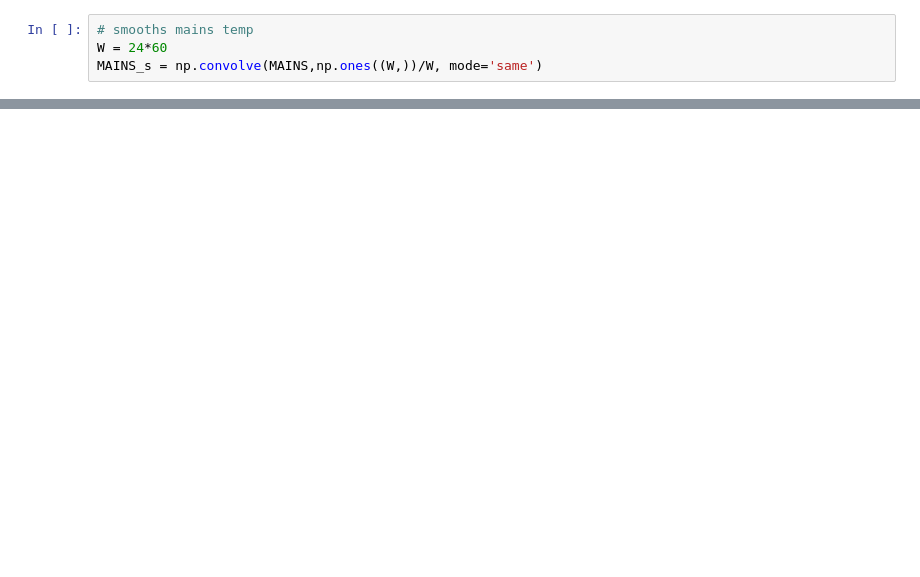
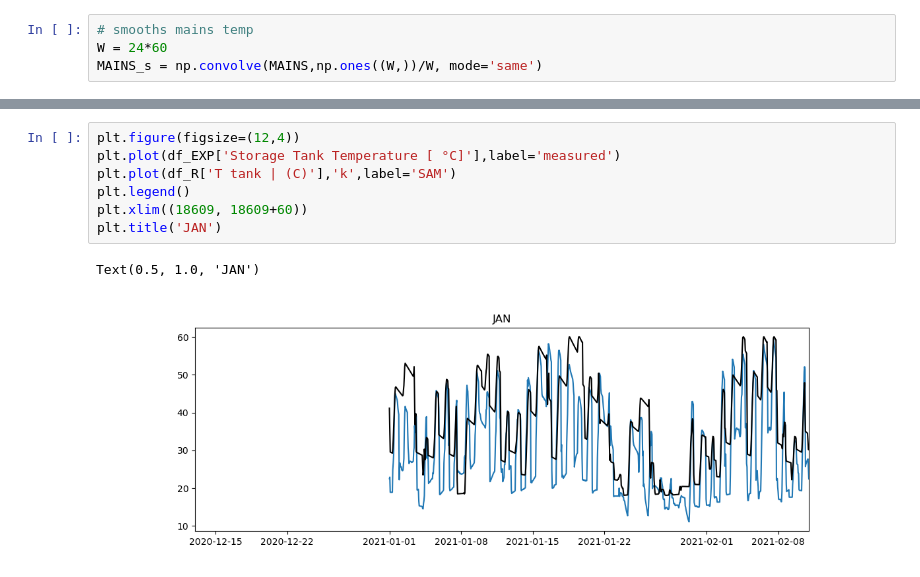
Before and after one commit to htcpedro/swh, a Jupyter notebook: SAMvalidation.ipynb, the cells around one changed output, grey strips where cells are left out. Cells and saved outputs as stored; diff of their text form; blank space fills up the shorter version.

```diff
--- a/SAMvalidation.ipynb
+++ b/SAMvalidation.ipynb
@@ -127,0 +131,10 @@ plt.plot(df_EXP['City Flowrate [ l/h]']/600*60)
+# %%
+plt.figure(figsize=(12,4))
+plt.plot(df_EXP['Storage Tank Temperature [ °C]'],label='measured')
+plt.plot(df_R['T tank | (C)'],'k',label='SAM')
+plt.legend()
+plt.xlim((18609, 18609+60))
+plt.title('JAN')
+# %% [output]
+Text(0.5, 1.0, 'JAN')
+[figure, added]
```
Also changed, not shown: parts of 19 cells of this notebook.
